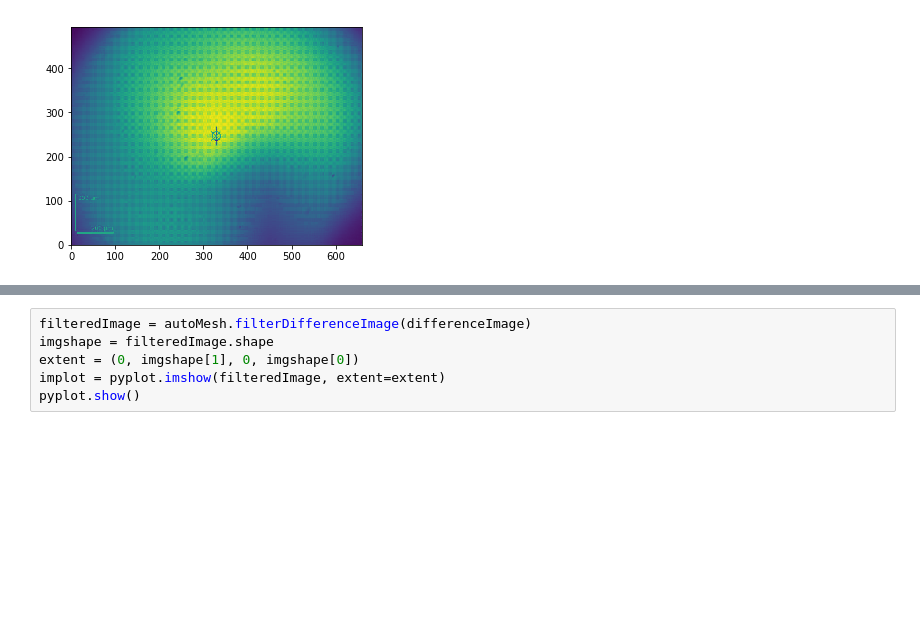
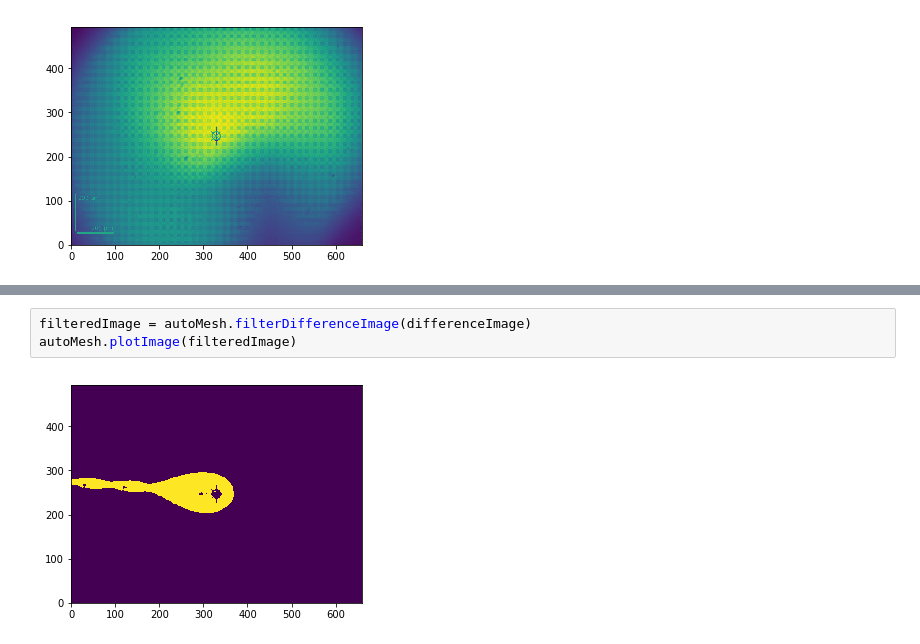
Before and after one commit to olofsvensson/AutoMesh, a Jupyter notebook: doc/AutoMesh.ipynb, the cells around one changed output, grey strips where cells are left out. Cells and saved outputs as stored; diff of their text form; blank space fills up the shorter version.

```diff
--- a/doc/AutoMesh.ipynb
+++ b/doc/AutoMesh.ipynb
@@ -29,6 +31,5 @@ NameError: name 'numpy' is not defined
-# %%
-filteredImage = autoMesh.filterDifferenceImage(differenceImage)
-imgshape = filteredImage.shape
-extent = (0, imgshape[1], 0, imgshape[0])
-implot = pyplot.imshow(filteredImage, extent=extent)
-pyplot.show()
+# %%
+filteredImage = autoMesh.filterDifferenceImage(differenceImage)
+autoMesh.plotImage(filteredImage)
+# %% [output]
+[figure, added]
```
Also changed, not shown: parts of 4 cells of this notebook.
